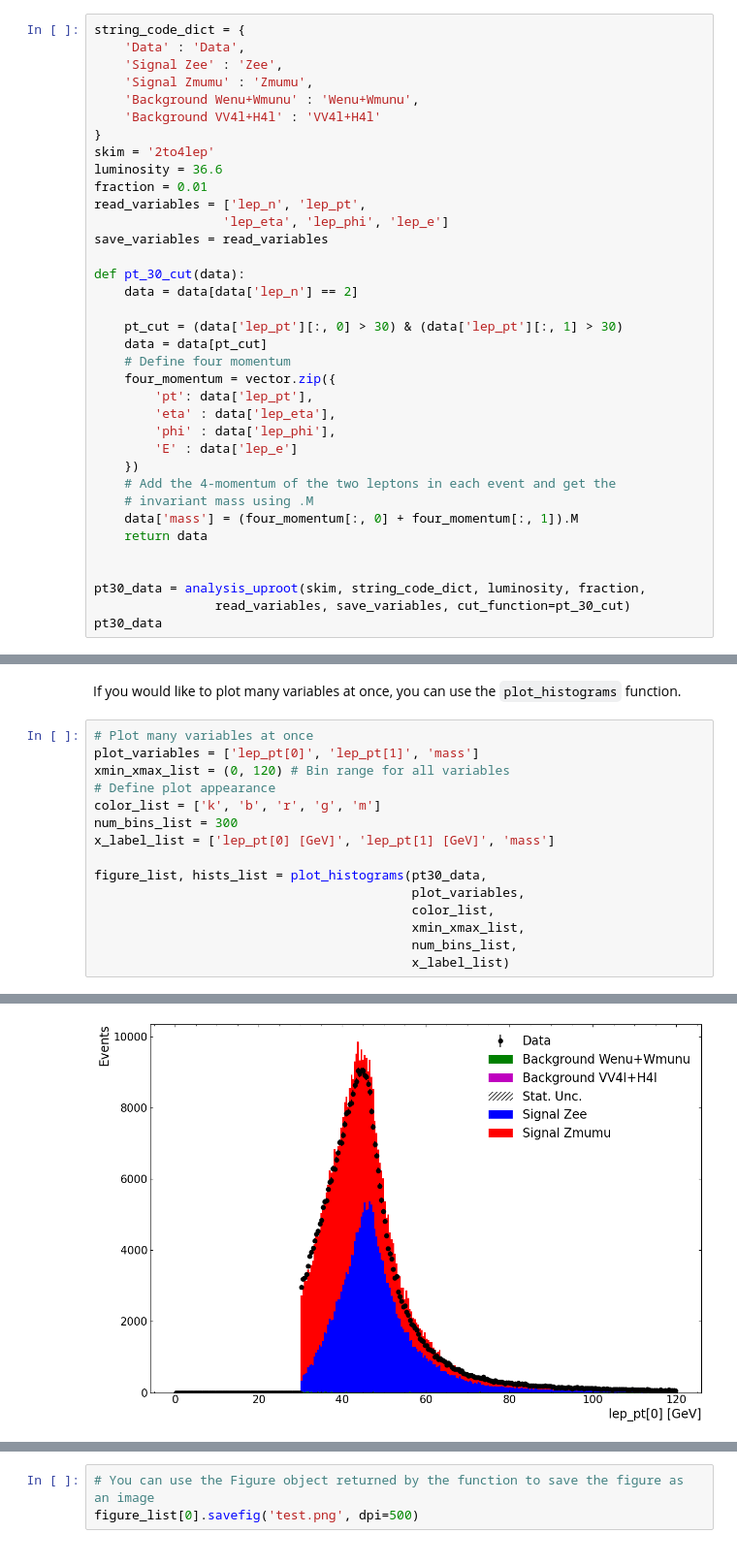
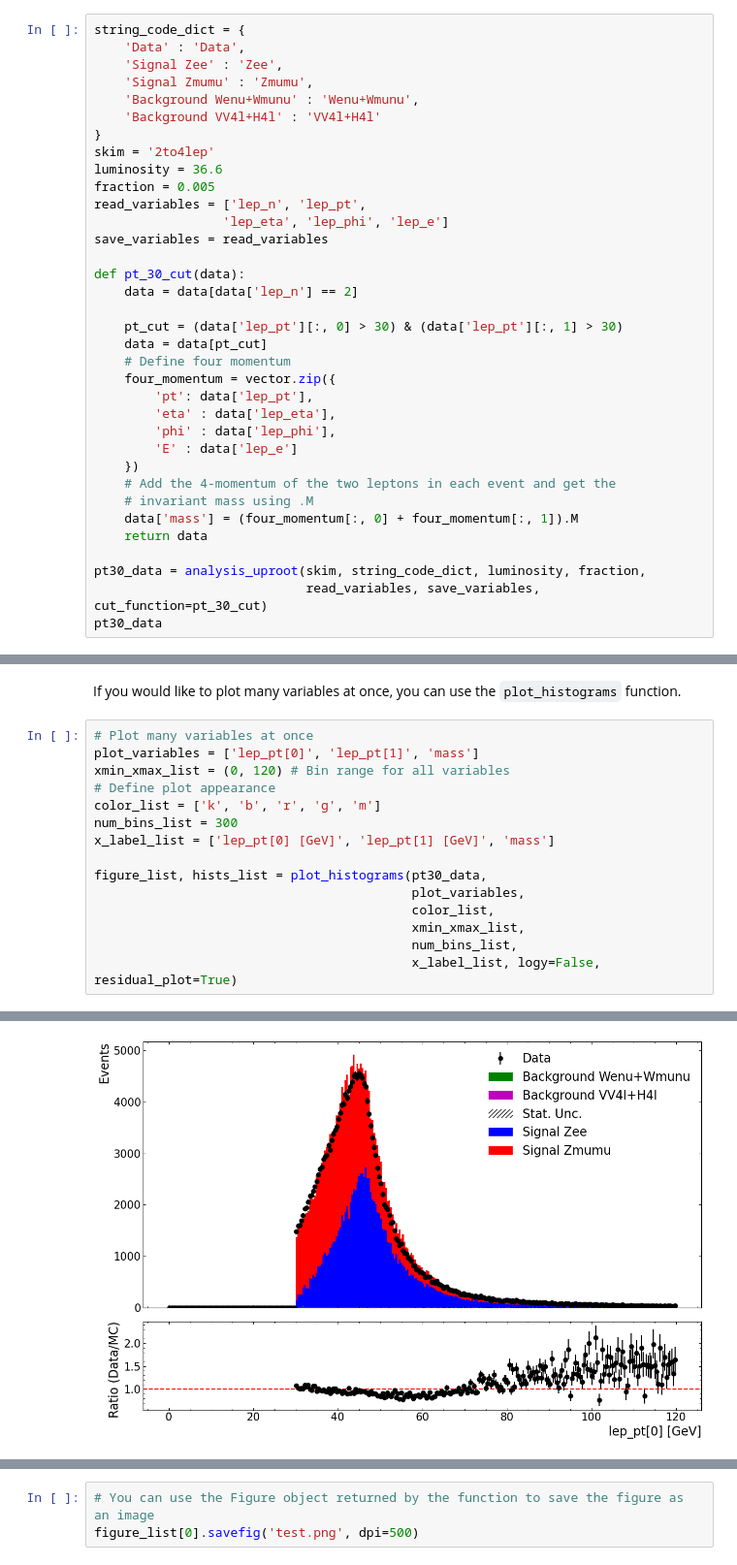
Before and after one commit to eudorayxy/intern-atlas-test, a Jupyter notebook: ATLAS-test/ATLAS-uproot/LabNotebook.ipynb, the cells around one changed output, grey strips where cells are left out. Shown: that part at 97% size. Saved outputs shown, nothing was run; the diff lists cells and outputs as text.

```diff
--- a/ATLAS-test/ATLAS-uproot/LabNotebook.ipynb
+++ b/ATLAS-test/ATLAS-uproot/LabNotebook.ipynb
@@ -129,7 +130,7 @@ string_code_dict = {
 }
 skim = '2to4lep'
 luminosity = 36.6
-fraction = 0.01
+fraction = 0.005
 read_variables = ['lep_n', 'lep_pt',
                  'lep_eta', 'lep_phi', 'lep_e']
 save_variables = read_variables
@@ -151,9 +152,8 @@ def pt_30_cut(data):
     data['mass'] = (four_momentum[:, 0] + four_momentum[:, 1]).M
     return data
 
-
 pt30_data = analysis_uproot(skim, string_code_dict, luminosity, fraction,
-                read_variables, save_variables, cut_function=pt_30_cut)
+                            read_variables, save_variables, cut_function=pt_30_cut)
 pt30_data
 # %% [output]
 Fetching and caching all metadata for release: 2025e-13tev-beta...
@@ -280,5 +300,5 @@ figure_list, hists_list = plot_histograms(pt30_data,
                                           color_list,
                                           xmin_xmax_list,
                                           num_bins_list,
-                                          x_label_list)
+                                          x_label_list, logy=False, residual_plot=True)
 # %% [output]
@@ -286 +306 @@ Elapsed time = 1.2s
-[figure, old version]
+[figure, new version]
```
Also changed, not shown: parts of 15 cells of this notebook.
